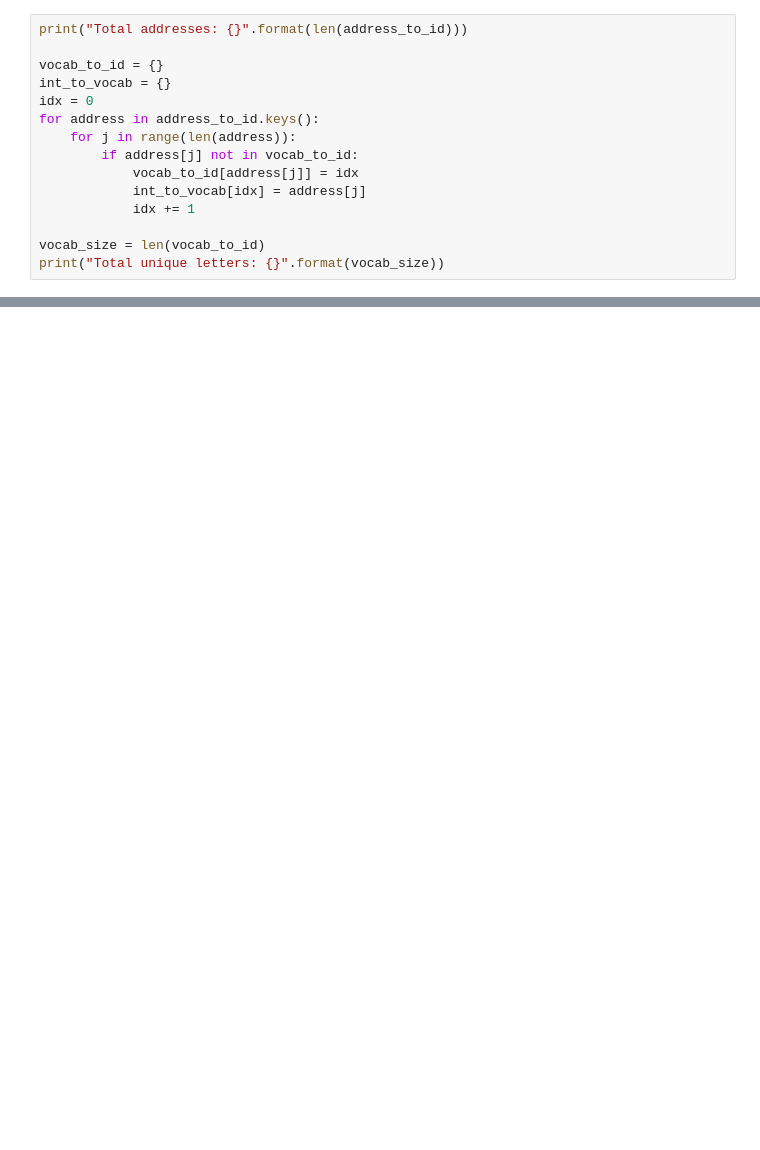
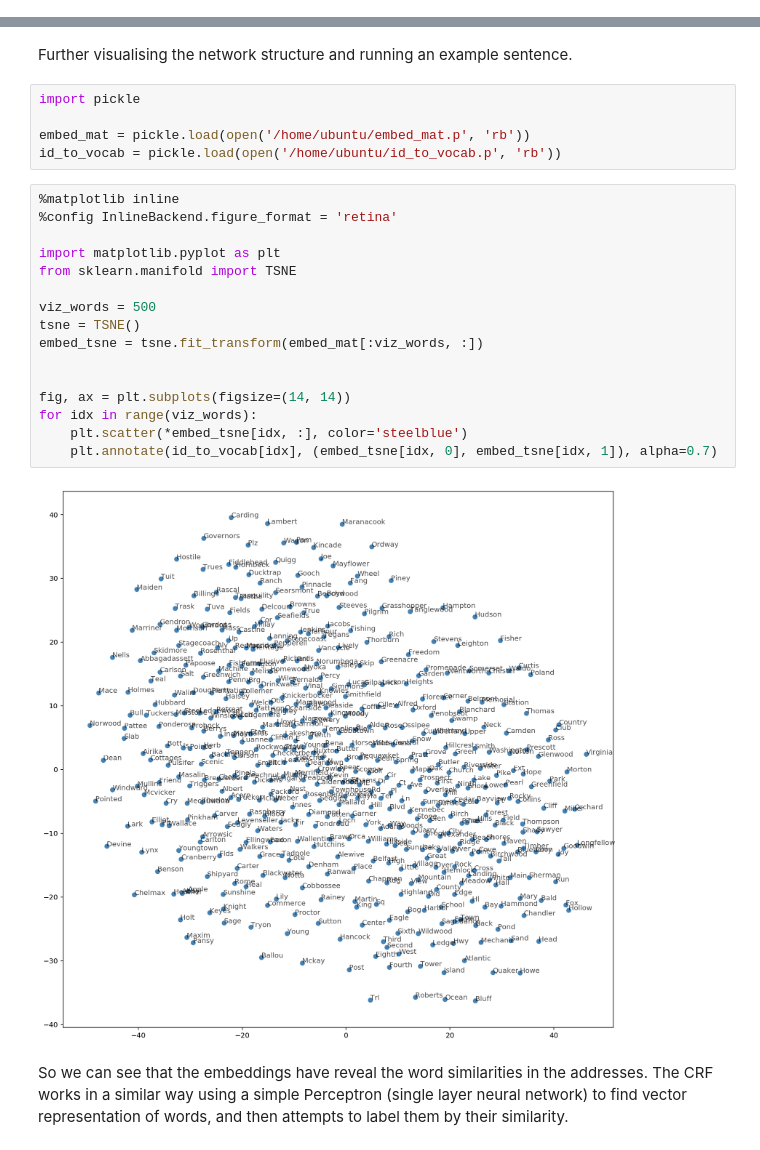
Before and after one commit to bmbigbang/deep-learning, a Jupyter notebook: embeddings/addr2vec.ipynb, the cells around one changed output, grey strips where cells are left out. Saved outputs shown, nothing was run; the diff lists cells and outputs as text; blank space fills up the shorter version.

Commit message:
address embedding visualisations added with new code base for training and checkpoints

```diff
--- a/embeddings/addr2vec.ipynb
+++ b/embeddings/addr2vec.ipynb
@@ -115,15 +25,0 @@ print([i for i in address_to_id.keys()][:30])
-# %%
-print("Total addresses: {}".format(len(address_to_id)))
-
-vocab_to_id = {}
-int_to_vocab = {}
-idx = 0
-for address in address_to_id.keys():
-    for j in range(len(address)):
-        if address[j] not in vocab_to_id:
-            vocab_to_id[address[j]] = idx
-            int_to_vocab[idx] = address[j]
-            idx += 1
-
-vocab_size = len(vocab_to_id)
-print("Total unique letters: {}".format(vocab_size))
@@ -325,0 +65,27 @@ for i in out_words:
+# %% [markdown]
+Further visualising the network structure and running an example sentence.
+# %%
+import pickle
+
+embed_mat = pickle.load(open('/home/ubuntu/embed_mat.p', 'rb'))
+id_to_vocab = pickle.load(open('/home/ubuntu/id_to_vocab.p', 'rb'))
+# %%
+%matplotlib inline
+%config InlineBackend.figure_format = 'retina'
+
+import matplotlib.pyplot as plt
+from sklearn.manifold import TSNE
+
+viz_words = 500
+tsne = TSNE()
+embed_tsne = tsne.fit_transform(embed_mat[:viz_words, :])
+
+
+fig, ax = plt.subplots(figsize=(14, 14))
+for idx in range(viz_words):
+    plt.scatter(*embed_tsne[idx, :], color='steelblue')
+    plt.annotate(id_to_vocab[idx], (embed_tsne[idx, 0], embed_tsne[idx, 1]), alpha=0.7)
+# %% [output]
+[figure, added]
+# %% [markdown]
+So we can see that the embeddings have reveal the word similarities in the addresses. The CRF works in a similar way using a simple Perceptron (single layer neural network) to find vector representation of words, and then attempts to label them by their similarity.
```
Also changed, not shown: parts of 12 cells of this notebook, 1 other file.
